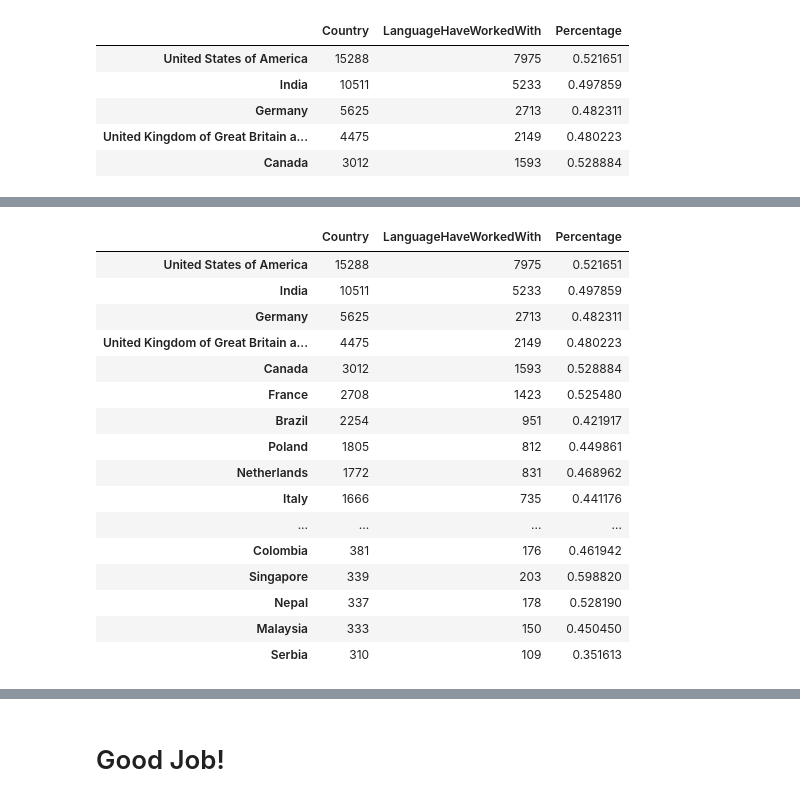
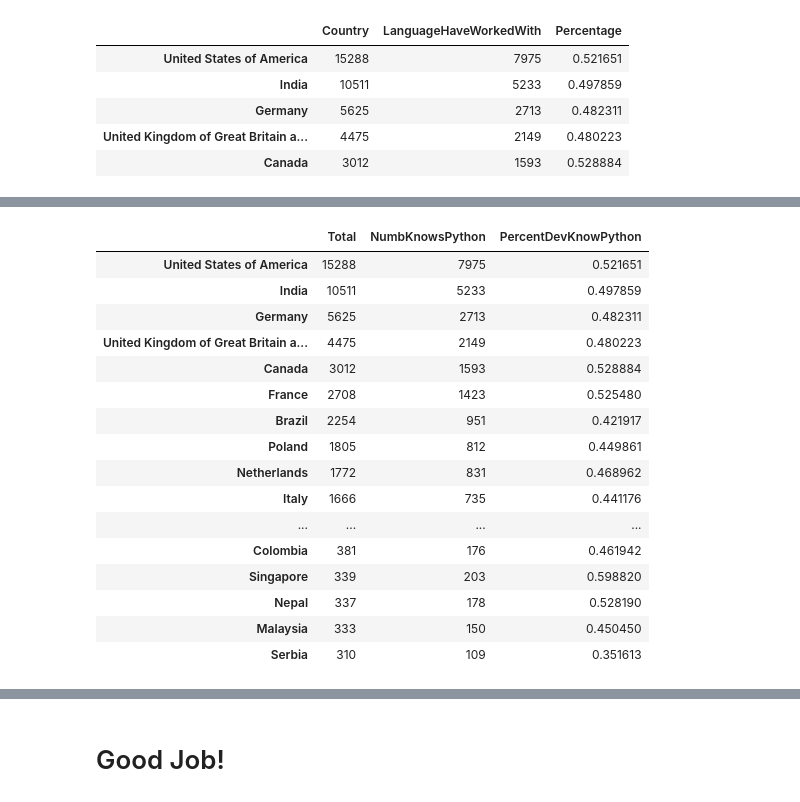
Before and after one commit to aayushkananu/Data-Science-Project, a Jupyter notebook: First_Project.ipynb, the cells around one changed output, grey strips where cells are left out. Drawn from its saved outputs; the diff is of its cells as text; code cells hidden in the pictures.

```diff
--- a/First_Project.ipynb
+++ b/First_Project.ipynb
@@ -364,4 +364,4 @@ python_df.head(5)
 | Canada | 3012 | 1593 | 0.528884 |
 # %%
 #Rename the columns
-python_df.rename(columns = {'Country':'Total', 'LanguageHaveWorkedWith': 'NumbKnowsPython', 'Percentage': 'PercentDevKnowPython'})
+x34 = python_df.rename(columns = {'Country':'Total', 'LanguageHaveWorkedWith': 'NumbKnowsPython', 'Percentage': 'PercentDevKnowPython'})
@@ -386,7 +368,7 @@ python_df.rename(columns = {'Country':'Total', 'LanguageHaveWorkedWith': 'NumbKn
 # %%
-python_df.head(50)
+x34.head(50)
 # %% [output]
-|  | Country | LanguageHaveWorkedWith | Percentage |
+|  | Total | NumbKnowsPython | PercentDevKnowPython |
 | United States of America | 15288 | 7975 | 0.521651 |
 | India | 10511 | 5233 | 0.497859 |
 | Germany | 5625 | 2713 | 0.482311 |
```
Also changed, not shown: parts of 4 cells of this notebook.
